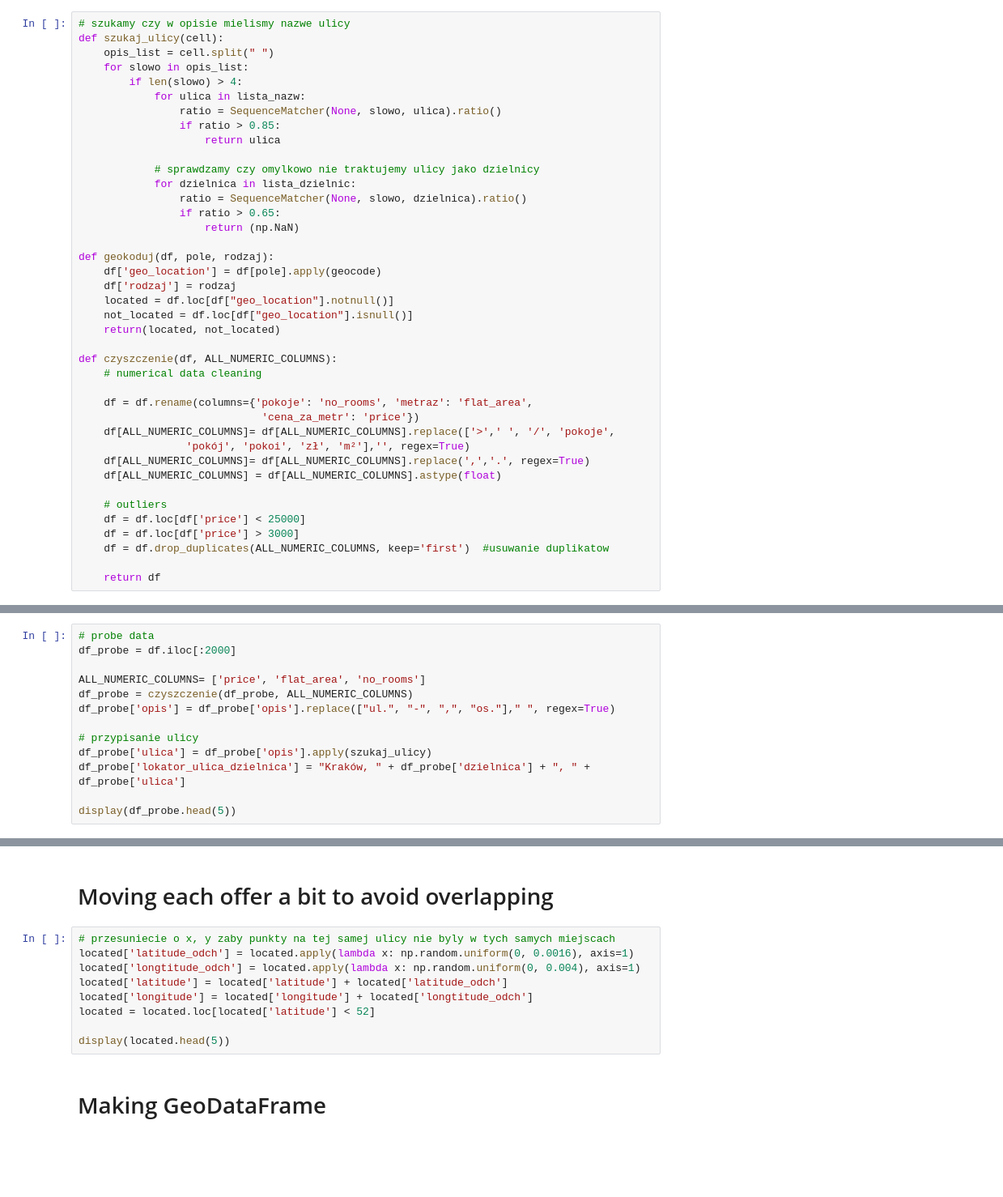
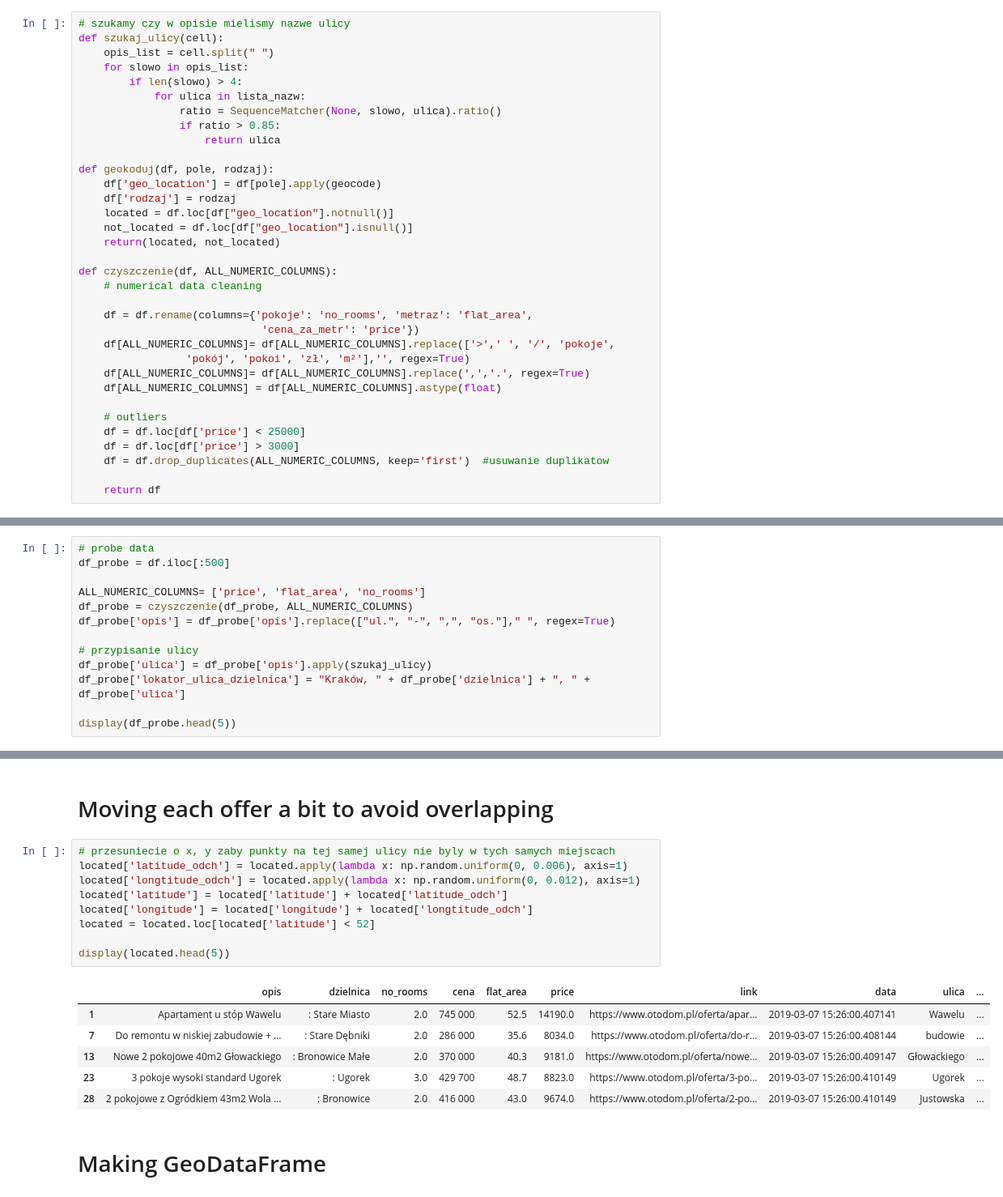
Before and after one commit to marcinszwagrzyk/Cracow_real_estate_prices, a Jupyter notebook: OTO_dom_geocoding.ipynb, the cells around one changed output, grey strips where cells are left out. Shown at 81% size. Saved outputs shown, nothing was run; the diff lists cells and outputs as text; blank space fills up the shorter version.

```diff
--- a/OTO_dom_geocoding.ipynb
+++ b/OTO_dom_geocoding.ipynb
@@ -57,12 +55,6 @@ def szukaj_ulicy(cell):
                 ratio = SequenceMatcher(None, slowo, ulica).ratio()
                 if ratio > 0.85:
                     return ulica
-
-            # sprawdzamy czy omylkowo nie traktujemy ulicy jako dzielnicy
-            for dzielnica in lista_dzielnic:
-                ratio = SequenceMatcher(None, slowo, dzielnica).ratio()
-                if ratio > 0.65:
-                    return (np.NaN)
 
 def geokoduj(df, pole, rodzaj):
     df['geo_location'] = df[pole].apply(geocode)
@@ -91,7 +83,7 @@ def czyszczenie(df, ALL_NUMERIC_COLUMNS):
 # Data cleaning
 # %%
 # probe data
-df_probe = df.iloc[:2000]
+df_probe = df.iloc[:500]
 
 ALL_NUMERIC_COLUMNS= ['price', 'flat_area', 'no_rooms']
 df_probe = czyszczenie(df_probe, ALL_NUMERIC_COLUMNS)
@@ -140,13 +125,20 @@ located.to_csv('geokoding_2020014.csv')
 # Moving each offer a bit to avoid overlapping
 # %%
 # przesuniecie o x, y zaby punkty na tej samej ulicy nie byly w tych samych miejscach
-located['latitude_odch'] = located.apply(lambda x: np.random.uniform(0, 0.0016), axis=1)
-located['longtitude_odch'] = located.apply(lambda x: np.random.uniform(0, 0.004), axis=1)
+located['latitude_odch'] = located.apply(lambda x: np.random.uniform(0, 0.006), axis=1)
+located['longtitude_odch'] = located.apply(lambda x: np.random.uniform(0, 0.012), axis=1)
 located['latitude'] = located['latitude'] + located['latitude_odch']
 located['longitude'] = located['longitude'] + located['longtitude_odch']
 located = located.loc[located['latitude'] < 52]
 
 display(located.head(5))
+# %% [output]
+|  | opis | dzielnica | no_rooms | cena | flat_area | price | link | data | ulica | ... |
+| 1 | Apartament u stóp Wawelu | : Stare Miasto | 2.0 | 745 000 | 52.5 | 14190.0 | https://www.otodom.pl/oferta/apar... | 2019-03-07 15:26:00.407141 | Wawelu | ... |
+| 7 | Do remontu w niskiej zabudowie + ... | : Stare Dębniki | 2.0 | 286 000 | 35.6 | 8034.0 | https://www.otodom.pl/oferta/do-r... | 2019-03-07 15:26:00.408144 | budowie | ... |
+| 13 | Nowe 2 pokojowe 40m2 Głowackiego | : Bronowice Małe | 2.0 | 370 000 | 40.3 | 9181.0 | https://www.otodom.pl/oferta/nowe... | 2019-03-07 15:26:00.409147 | Głowackiego | ... |
+| 23 | 3 pokoje wysoki standard Ugorek | : Ugorek | 3.0 | 429 700 | 48.7 | 8823.0 | https://www.otodom.pl/oferta/3-po... | 2019-03-07 15:26:00.410149 | Ugorek | ... |
+| 28 | 2 pokojowe z Ogródkiem 43m2 Wola ... | : Bronowice | 2.0 | 416 000 | 43.0 | 9674.0 | https://www.otodom.pl/oferta/2-po... | 2019-03-07 15:26:00.410149 | Justowska | ... |
 # %% [markdown]
 # Making GeoDataFrame
 # %%
```
Also changed, not shown: parts of 5 cells of this notebook.
